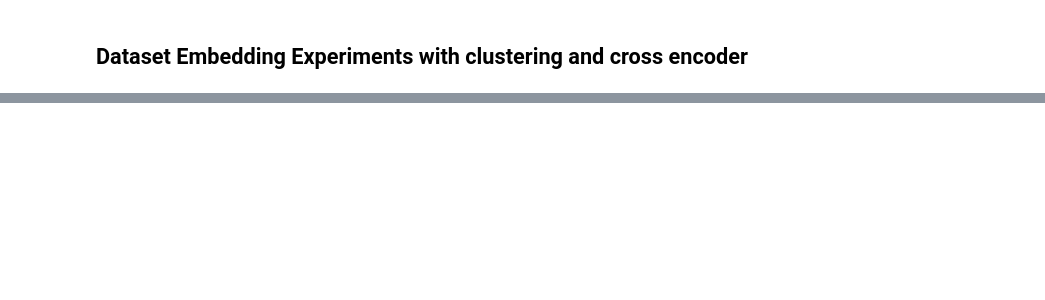
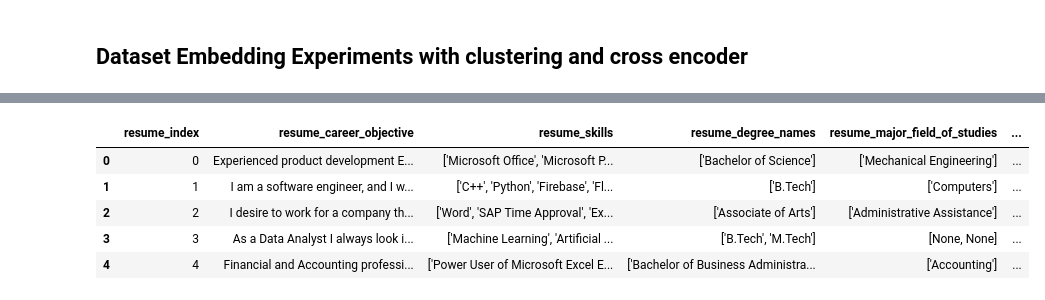
Before and after one commit to wujenny214/F25_NLP_Cross-Domain-Job-Matching, a Jupyter notebook: 2_embeddings/cluster_cross_encoder_embedding.ipynb, the cells around one changed output, grey strips where cells are left out. Saved outputs shown, nothing was run; the diff lists cells and outputs as text; code cells hidden in the pictures; blank space fills up the shorter version.

Commit message:
add cross encoder model output

```diff
--- a/2_embeddings/cluster_cross_encoder_embedding.ipynb
+++ b/2_embeddings/cluster_cross_encoder_embedding.ipynb
@@ -173,11 +164,14 @@ def rerank_with_cross_encoder(resume_sentence, candidate_df, cross_encoder, top_
         for jd_sent in candidate_df["semantic_sentence"]
     ]
 
-    # cross-encoder predict
     scores = cross_encoder.predict(pairs)
 
+    # Min–Max normalization
+    min_s, max_s = scores.min(), scores.max()
+    normalized = (scores - min_s) / (max_s - min_s + 1e-8)
+
     candidate_df = candidate_df.copy()
-    candidate_df["ce_score"] = scores
+    candidate_df["ce_score"] = (normalized * 100).round(2)
 
     top_matches = candidate_df.sort_values("ce_score", ascending=False).head(top_k)
 
@@ -185,18 +179,16 @@ def rerank_with_cross_encoder(resume_sentence, candidate_df, cross_encoder, top_
 # %%
 def match_resume(resume_row, jd_df, k_coarse=50, k_final=3):
     resume_emb = np.array(resume_row["semantic_emb"])
-    resume_cluster = resume_row["cluster"]
     resume_sentence = resume_row["semantic_sentence"]
 
-    # Step 1: coarse retrieve
+    # coarse retrieve
     candidates = get_coarse_candidates(
         resume_embedding=resume_emb,
-        resume_cluster=resume_cluster,
         jd_df=jd_df,
         top_k=k_coarse
     )
 
-    # Step 2: cross encoder rerank
+    # cross encoder rerank
     final_matches = rerank_with_cross_encoder(
         resume_sentence=resume_sentence,
         candidate_df=candidates,
@@ -234 +226,54 @@ Sales Manager-MadgeTech, Inc-August 2015 to February 2017-Warner, NH-•       B
 -----------------------------------------------------
+# %%
+output_rows = []
+
+for i in range(len(resume_df)):
+    row = resume_df.iloc[i]
+    top_matches = match_resume(row, jd_df, k_coarse=50, k_final=3)
+
+    top_matches["similarity"] = top_matches["ce_score"] / 100.0
+
+    topn = top_matches.to_dict('records')
+    while len(topn) < 3:
+        topn.append({
+            "jd_index": np.nan,
+            "job_title": "",
+            "location_cleaned": "",
+            "similarity": np.nan
+        })
+
+    output_rows.append({
+        "resume_index": row["resume_index"],
+        "resume_career_objective": row.get("career_objective", ""),
+        "resume_skills": row.get("skills", ""),
+        "resume_degree_names": row.get("degree_names", ""),
+        "resume_major_field_of_studies": row.get("major_field_of_studies", ""),
+        "resume_responsibilities": row.get("responsibilities", ""),
+
+        "top1_jd_index": topn[0]["jd_index"],
+        "top1_similarity": topn[0]["similarity"],
+        "top1_job_title": topn[0]["job_title"],
+        "top1_location_cleaned": topn[0]["location_cleaned"],
+
+        "top2_jd_index": topn[1]["jd_index"],
+        "top2_similarity": topn[1]["similarity"],
+        "top2_job_title": topn[1]["job_title"],
+        "top2_location_cleaned": topn[1]["location_cleaned"],
+
+        "top3_jd_index": topn[2]["jd_index"],
+        "top3_similarity": topn[2]["similarity"],
+        "top3_job_title": topn[2]["job_title"],
+        "top3_location_cleaned": topn[2]["location_cleaned"],
+    })
+
+cross_df = pd.DataFrame(output_rows)
+cross_df.to_csv("crossencoder_outputs.csv", index=False)
+
+cross_df.head()
+# %% [output]
+|  | resume_index | resume_career_objective | resume_skills | resume_degree_names | resume_major_field_of_studies | ... |
+| 0 | 0 | Experienced product development E... | ['Microsoft Office', 'Microsoft P... | ['Bachelor of Science'] | ['Mechanical Engineering'] | ... |
+| 1 | 1 | I am a software engineer, and I w... | ['C++', 'Python', 'Firebase', 'Fl... | ['B.Tech'] | ['Computers'] | ... |
+| 2 | 2 | I desire to work for a company th... | ['Word', 'SAP Time Approval', 'Ex... | ['Associate of Arts'] | ['Administrative Assistance'] | ... |
+| 3 | 3 | As a Data Analyst I always look i... | ['Machine Learning', 'Artificial ... | ['B.Tech', 'M.Tech'] | [None, None] | ... |
+| 4 | 4 | Financial and Accounting professi... | ['Power User of Microsoft Excel E... | ['Bachelor of Business Administra... | ['Accounting'] | ... |
```
Also changed, not shown: parts of 8 cells of this notebook, 3 other files.
